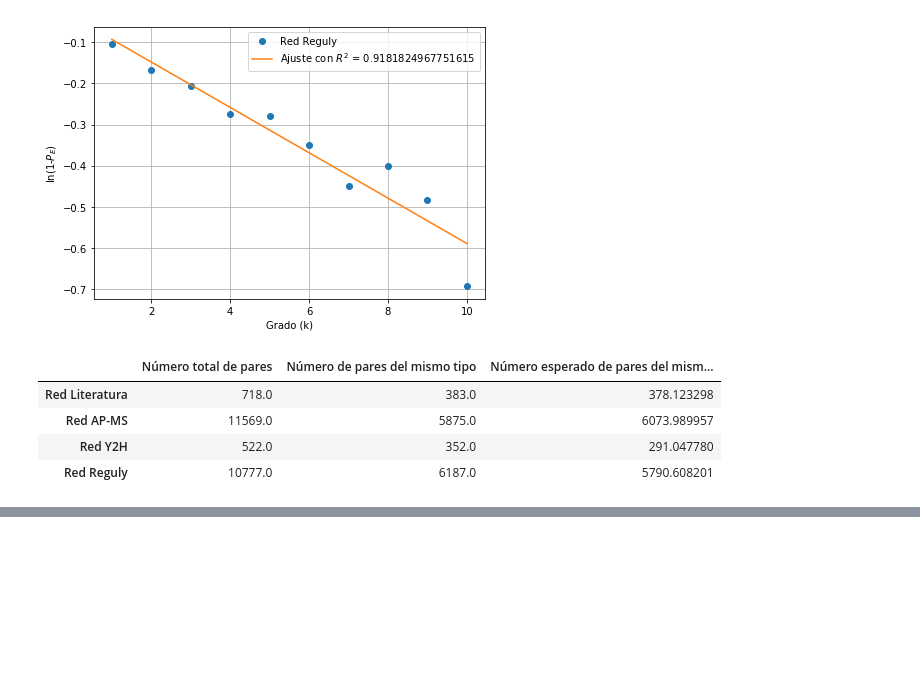
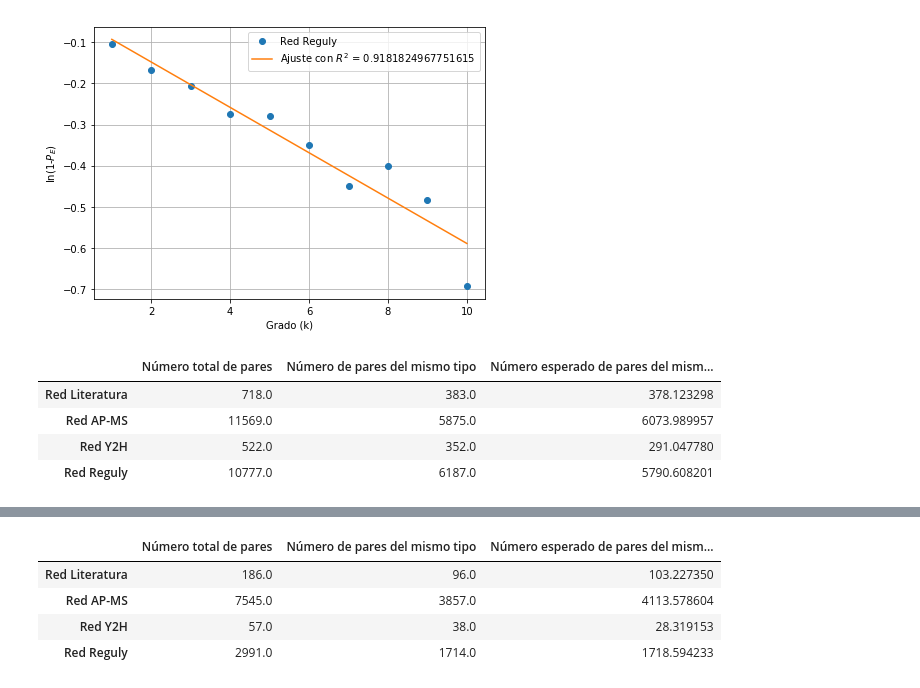
Before and after one commit to allshaks/TP2, a Jupyter notebook: Fig2bHe.ipynb, the cells around one changed output, grey strips where cells are left out. Cells and saved outputs as stored; diff of their text form; code cells hidden in the pictures; blank space fills up the shorter version.

```diff
--- a/Fig2bHe.ipynb
+++ b/Fig2bHe.ipynb
@@ -158,0 +186,15 @@ tabla
+# %%
+cols = ['Número total de pares', 'Número de pares del mismo tipo', 'Número esperado de pares del mismo tipo']
+tabla = pd.DataFrame(np.nan, columns = cols, index = sRed)
+d = [list(),list(),list(),list()]
+for i, red in enumerate(redes):
+    d[i] = contarPares(red, alpha[i], beta[i], 5)
+    for j, col in enumerate(cols):
+        tabla.loc[sRed[i]][col] = d[i][j]
+tabla
+# %% [output]
+|  | Número total de pares | Número de pares del mismo tipo | Número esperado de pares del mism... |
+| Red Literatura | 186.0 | 96.0 | 103.227350 |
+| Red AP-MS | 7545.0 | 3857.0 | 4113.578604 |
+| Red Y2H | 57.0 | 38.0 | 28.319153 |
+| Red Reguly | 2991.0 | 1714.0 | 1718.594233 |
```
Also changed, not shown: parts of 4 cells of this notebook.
